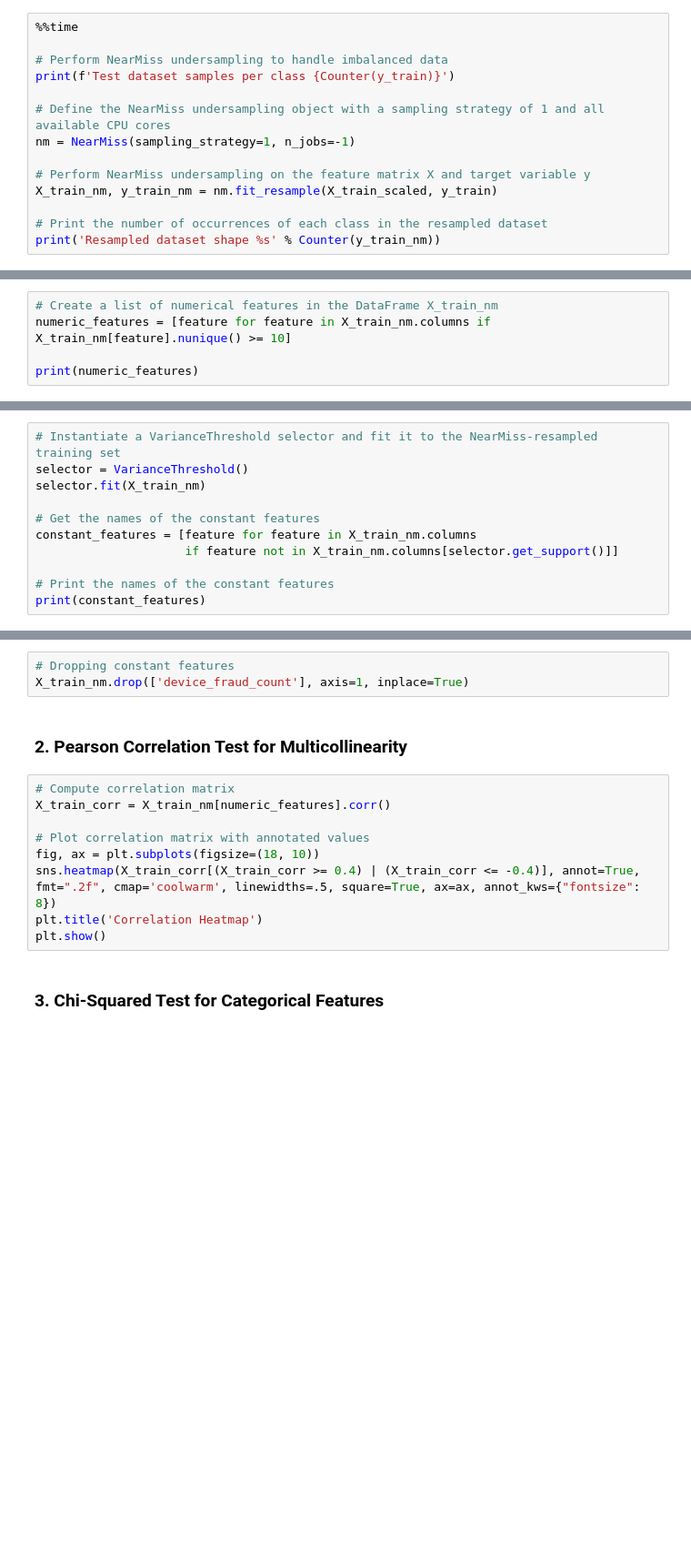
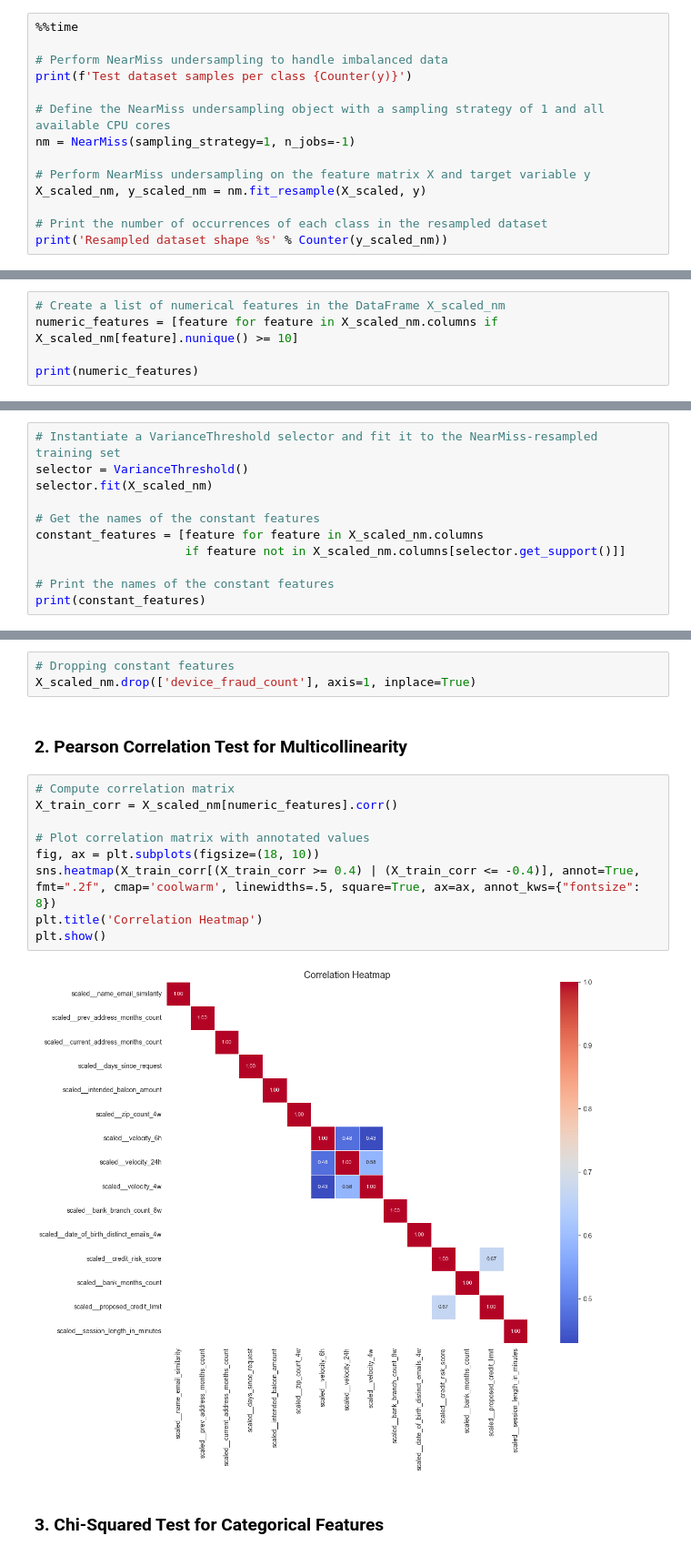
Before and after one commit to matthewmcnulty/bank-account-fraud, a Jupyter notebook: bank-account-fraud.ipynb, the cells around one changed output, grey strips where cells are left out. Shown at 91% size. Saved outputs shown, nothing was run; the diff lists cells and outputs as text; blank space fills up the shorter version.

```diff
--- a/bank-account-fraud.ipynb
+++ b/bank-account-fraud.ipynb
@@ -230,13 +351,13 @@ from collections import Counter
 %%time
 
 # Perform NearMiss undersampling to handle imbalanced data
-print(f'Test dataset samples per class {Counter(y_train)}')
+print(f'Test dataset samples per class {Counter(y)}')
 
 # Define the NearMiss undersampling object with a sampling strategy of 1 and all available CPU cores
 nm = NearMiss(sampling_strategy=1, n_jobs=-1)
 
 # Perform NearMiss undersampling on the feature matrix X and target variable y
-X_train_nm, y_train_nm = nm.fit_resample(X_train_scaled, y_train)
+X_scaled_nm, y_scaled_nm = nm.fit_resample(X_scaled, y)
 
 # Print the number of occurrences of each class in the resampled dataset
-print('Resampled dataset shape %s' % Counter(y_train_nm))
+print('Resampled dataset shape %s' % Counter(y_scaled_nm))
@@ -248,5 +375,5 @@ print(categorical_features)
 # %%
-# Create a list of numerical features in the DataFrame X_train_nm
-numeric_features = [feature for feature in X_train_nm.columns if X_train_nm[feature].nunique() >= 10]
+# Create a list of numerical features in the DataFrame X_scaled_nm
+numeric_features = [feature for feature in X_scaled_nm.columns if X_scaled_nm[feature].nunique() >= 10]
 
 print(numeric_features)
@@ -255,11 +384,11 @@ print(numeric_features)
 # %%
 # Instantiate a VarianceThreshold selector and fit it to the NearMiss-resampled training set
 selector = VarianceThreshold()
-selector.fit(X_train_nm)
+selector.fit(X_scaled_nm)
 
 # Get the names of the constant features
-constant_features = [feature for feature in X_train_nm.columns
-                     if feature not in X_train_nm.columns[selector.get_support()]]
+constant_features = [feature for feature in X_scaled_nm.columns
+                     if feature not in X_scaled_nm.columns[selector.get_support()]]
 
 # Print the names of the constant features
 print(constant_features)
@@ -266,17 +397,19 @@ print(constant_features)
 # %%
 # Dropping constant features
-X_train_nm.drop(['device_fraud_count'], axis=1, inplace=True)
+X_scaled_nm.drop(['device_fraud_count'], axis=1, inplace=True)
 # %% [markdown]
 ### 2. Pearson Correlation Test for Multicollinearity
 # %%
 # Compute correlation matrix
-X_train_corr = X_train_nm[numeric_features].corr()
+X_train_corr = X_scaled_nm[numeric_features].corr()
 
 # Plot correlation matrix with annotated values
 fig, ax = plt.subplots(figsize=(18, 10))
 sns.heatmap(X_train_corr[(X_train_corr >= 0.4) | (X_train_corr <= -0.4)], annot=True, fmt=".2f", cmap='coolwarm', linewidths=.5, square=True, ax=ax, annot_kws={"fontsize": 8})
 plt.title('Correlation Heatmap')
 plt.show()
+# %% [output]
+[figure, added]
 # %% [markdown]
 ### 3. Chi-Squared Test for Categorical Features
 # %%
```
Also changed, not shown: parts of 59 cells of this notebook, 4 other files.
